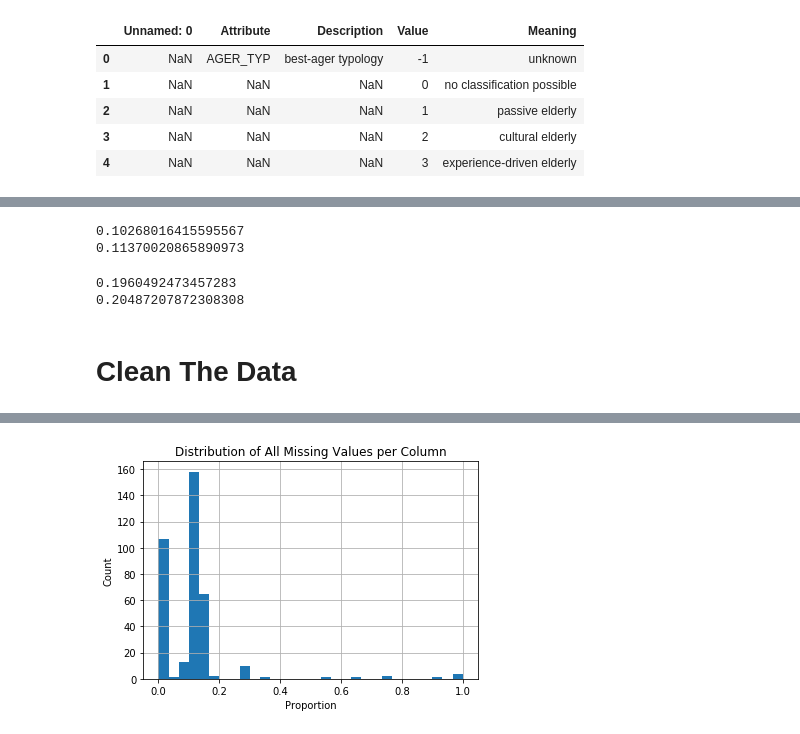
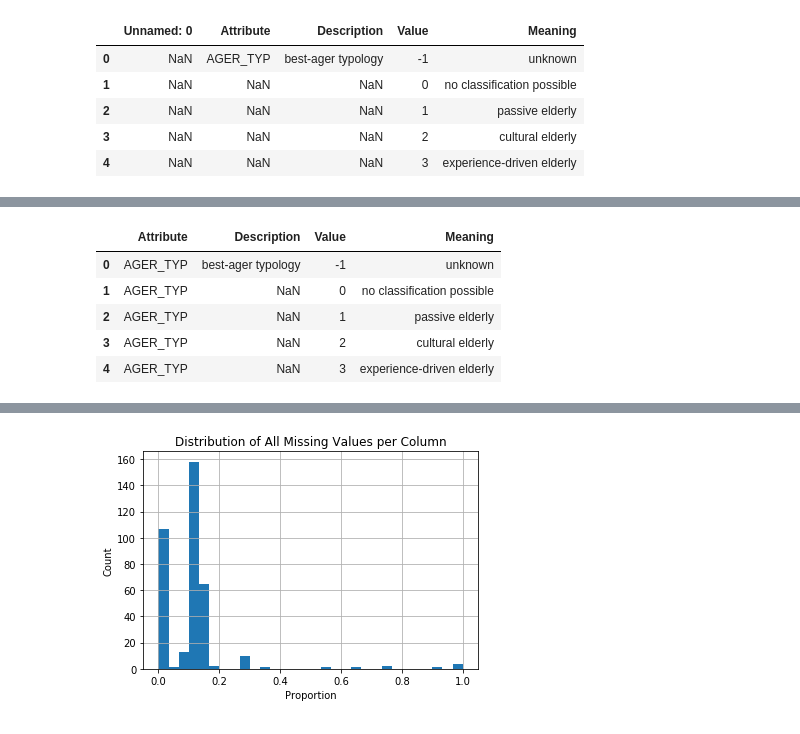
Before and after one commit to xueweiyema/ArvatoProject, a Jupyter notebook: Arvato Project Workbook.ipynb, the cells around one changed output, grey strips where cells are left out. Saved outputs shown, nothing was run; the diff lists cells and outputs as text; code cells hidden in the pictures.

```diff
--- a/Arvato Project Workbook.ipynb
+++ b/Arvato Project Workbook.ipynb
@@ -101,3 +118,12 @@ for i,v in DIAS_attributes.iterrows():
+# %%
+DIAS_attributes.head()
+# %% [output]
+|  | Attribute | Description | Value | Meaning |
+| 0 | AGER_TYP | best-ager typology | -1 | unknown |
+| 1 | AGER_TYP | NaN | 0 | no classification possible |
+| 2 | AGER_TYP | NaN | 1 | passive elderly |
+| 3 | AGER_TYP | NaN | 2 | cultural elderly |
+| 4 | AGER_TYP | NaN | 3 | experience-driven elderly |
 # %%
 missing_attribute_value_list=[]
 for i,v in DIAS_attributes.iterrows():
@@ -117,16 +132,0 @@ def unknown2missing(df):
-# %%
-print(azdias.isnull().mean().mean())
-azdias=unknown2missing(azdias)
-print(azdias.isnull().mean().mean())
-# %% [output]
-0.10268016415595567
-0.11370020865890973
-# %%
-print(customers.isnull().mean().mean())
-customers=unknown2missing(customers)
-print(customers.isnull().mean().mean())
-# %% [output]
-0.1960492473457283
-0.20487207872308308
-# %% [markdown]
-# Clean The Data
```
Also changed, not shown: parts of 101 cells of this notebook.
